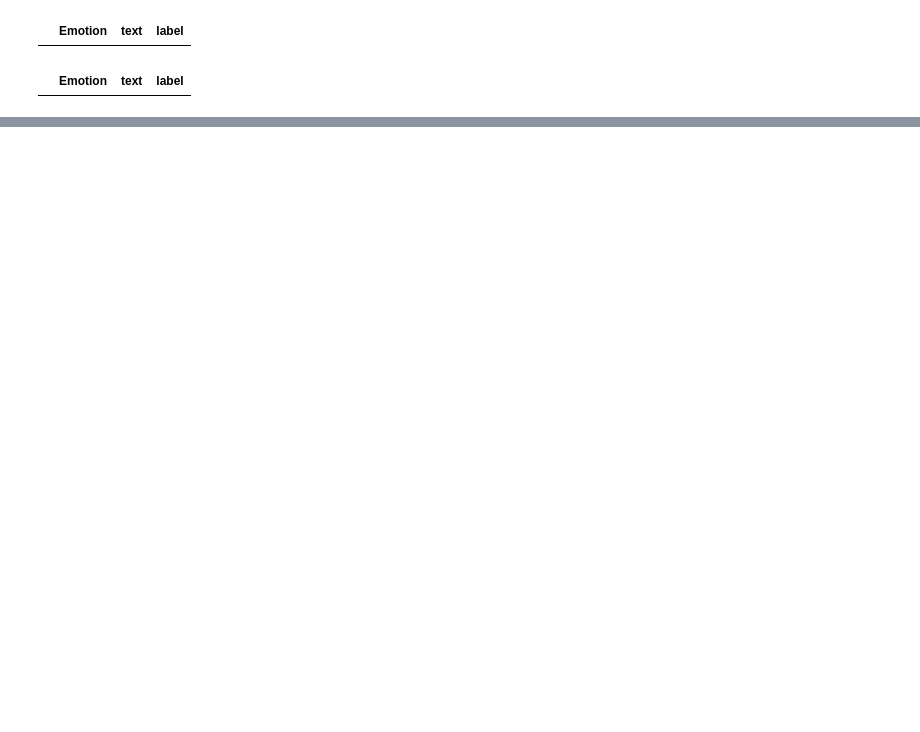
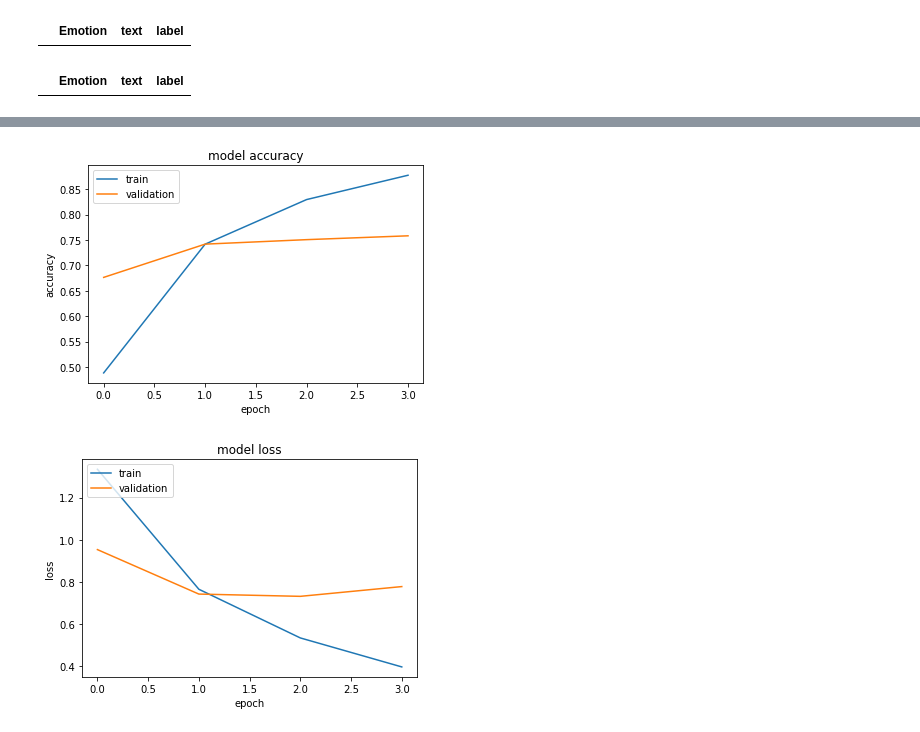
Before and after one commit to MaryamNourii/EmotionDetection, a Jupyter notebook: ED_Bert_BalancedEDds_eng.ipynb, the cells around one changed output, grey strips where cells are left out. Drawn from its saved outputs; the diff is of its cells as text; code cells hidden in the pictures; blank space fills up the shorter version.

```diff
--- a/ED_Bert_BalancedEDds_eng.ipynb
+++ b/ED_Bert_BalancedEDds_eng.ipynb
@@ -283,0 +317,24 @@ plt.show()
+# %%
+optimizer = AdamW(lr=6e-6,weight_decay=1e-07)
+
+loss = tf.keras.losses.SparseCategoricalCrossentropy(from_logits=True)
+metric = tf.keras.metrics.SparseCategoricalAccuracy('accuracy')
+
+model.compile(
+    optimizer = optimizer,
+    loss = loss,
+    metrics = [metric])
+
+
+log_dir='tb_bert'
+model_save_path='bert_model.h5'
+callbacks = [tf.keras.callbacks.ModelCheckpoint(filepath=model_save_path,
+                                                save_weights_only=True,
+                                                monitor='val_loss',mode='min'
+                                                ,save_best_only=True),
+                                                tf.keras.callbacks.TensorBoard(log_dir=log_dir)]
+
+history = model.fit(train_tensor,
+                    epochs=4,
+                    validation_data=val_tensor,
+                    callbacks=callbacks, shuffle=True)
@@ -283,0 +350,21 @@ plt.show()
+# %%
+#  "Accuracy"
+plt.plot(history.history['accuracy'])
+plt.plot(history.history['val_accuracy'])
+plt.title('model accuracy')
+plt.ylabel('accuracy')
+plt.xlabel('epoch')
+plt.legend(['train', 'validation'], loc='upper left')
+plt.show()
+
+# "Loss"
+plt.plot(history.history['loss'])
+plt.plot(history.history['val_loss'])
+plt.title('model loss')
+plt.ylabel('loss')
+plt.xlabel('epoch')
+plt.legend(['train', 'validation'], loc='upper left')
+plt.show()
+# %% [output]
+[figure, added]
+[figure, added]
```
Also changed, not shown: parts of 19 cells of this notebook.
